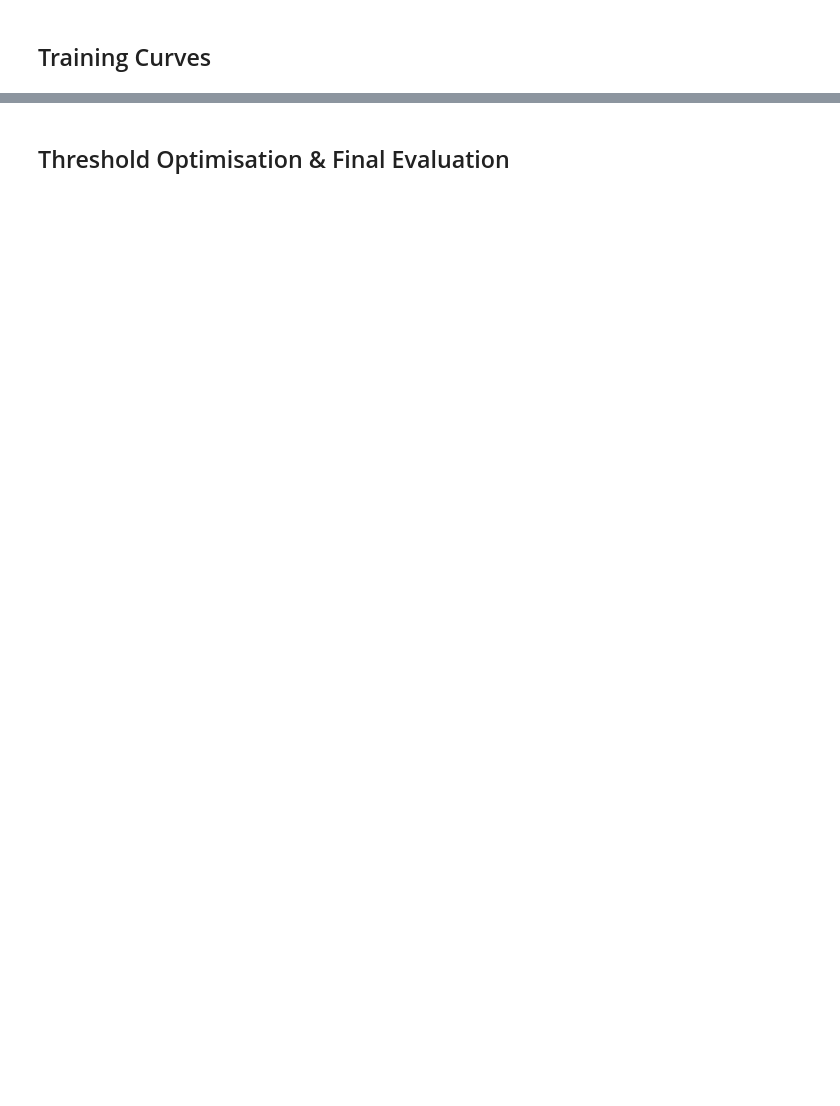
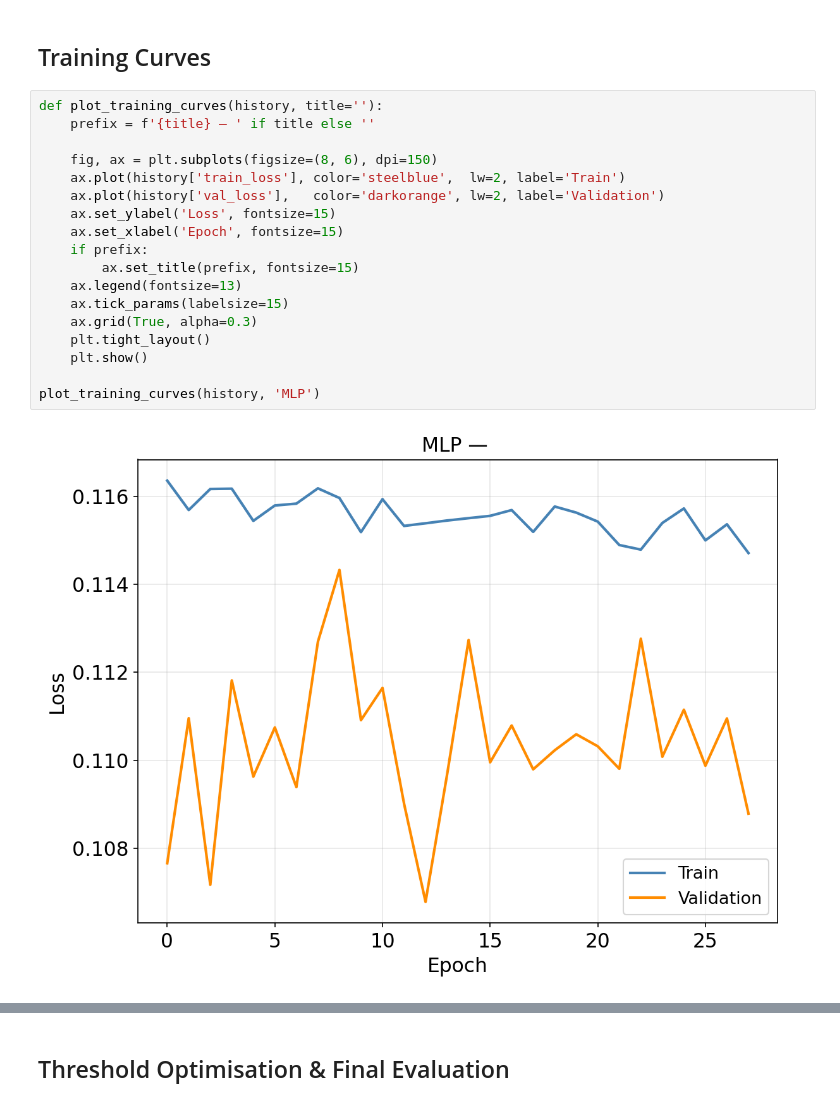
Before and after one commit to Will-Fahie/PDSP-pion-classification, a Jupyter notebook: notebooks/mlp-classifier.ipynb, the cells around one changed output, grey strips where cells are left out. Saved outputs shown, nothing was run; the diff lists cells and outputs as text; blank space fills up the shorter version.

```diff
--- a/notebooks/mlp-classifier.ipynb
+++ b/notebooks/mlp-classifier.ipynb
@@ -229,2 +229,22 @@ Best validation loss: 0.1124
 # %% [markdown]
 ## Training Curves
+# %%
+def plot_training_curves(history, title=''):
+    prefix = f'{title} — ' if title else ''
+
+    fig, ax = plt.subplots(figsize=(8, 6), dpi=150)
+    ax.plot(history['train_loss'], color='steelblue',  lw=2, label='Train')
+    ax.plot(history['val_loss'],   color='darkorange', lw=2, label='Validation')
+    ax.set_ylabel('Loss', fontsize=15)
+    ax.set_xlabel('Epoch', fontsize=15)
+    if prefix:
+        ax.set_title(prefix, fontsize=15)
+    ax.legend(fontsize=13)
+    ax.tick_params(labelsize=15)
+    ax.grid(True, alpha=0.3)
+    plt.tight_layout()
+    plt.show()
+
+plot_training_curves(history, 'MLP')
+# %% [output]
+[figure, added]
```
Also changed, not shown: parts of 13 cells of this notebook, 30 other files.
